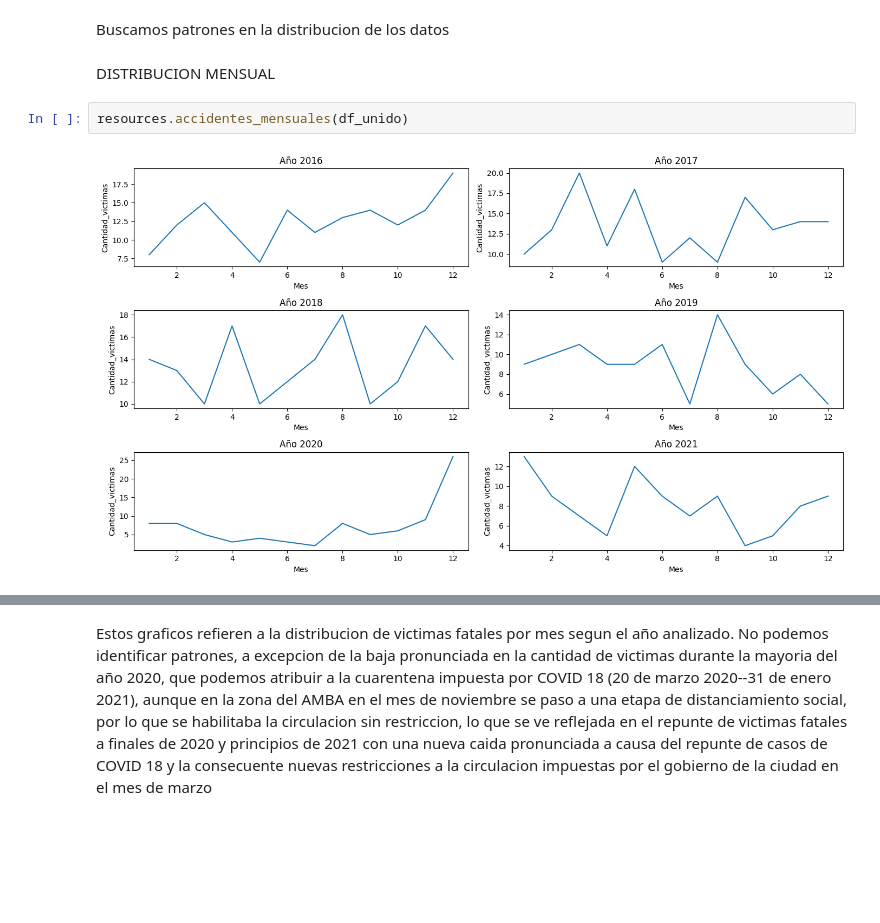
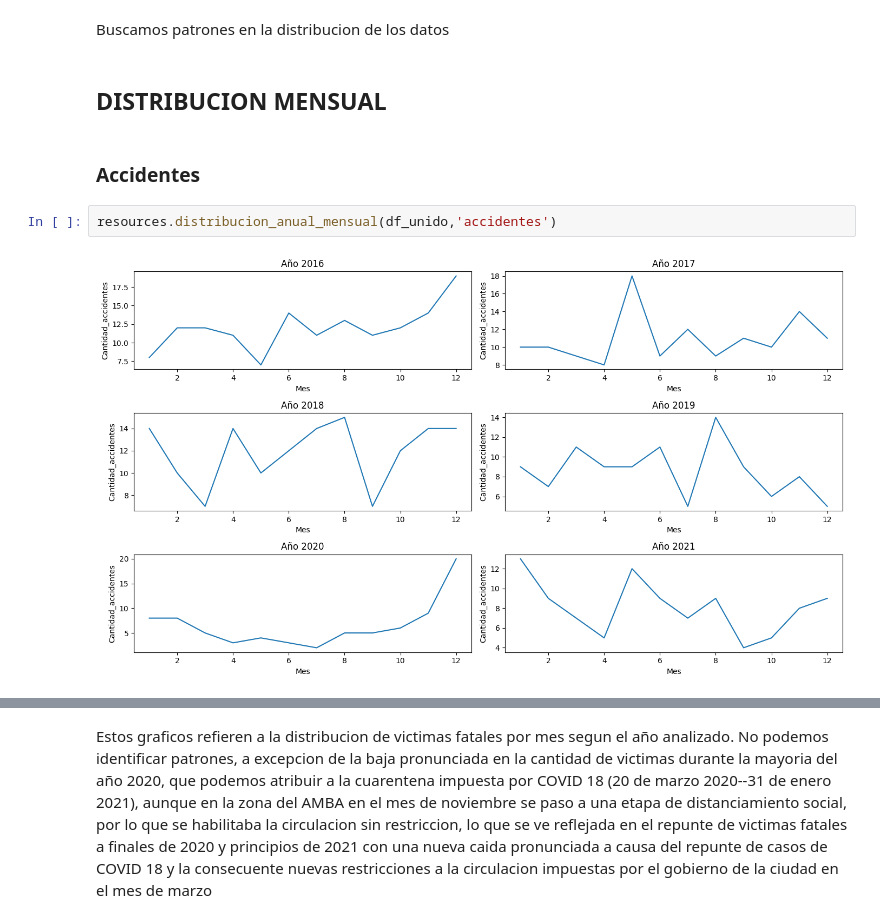
Before and after one commit to marco11235813/PI_DataAnalytics, a Jupyter notebook: Jupiter_Notebooks/EDA.ipynb, the cells around one changed output, grey strips where cells are left out. Drawn from its saved outputs; the diff is of its cells as text; blank space fills up the shorter version.

```diff
--- a/Jupiter_Notebooks/EDA.ipynb
+++ b/Jupiter_Notebooks/EDA.ipynb
@@ -393,9 +395,11 @@ Name: PARTICIPANTES, dtype: int64
 # ANALISIS EXPLORATORIO DE ACCIDENTES FATALES
 # %% [markdown]
 Buscamos patrones en la distribucion de los datos
-# %% [markdown]
-DISTRIBUCION MENSUAL
+# %% [markdown]
+## DISTRIBUCION MENSUAL
+# %% [markdown]
+### Accidentes
 # %%
-resources.accidentes_mensuales(df_unido)
+resources.distribucion_anual_mensual(df_unido,'accidentes')
 # %% [output]
-[figure, old version]
+[figure, new version]
```
Also changed, not shown: parts of 35 cells of this notebook, 4 other files.
